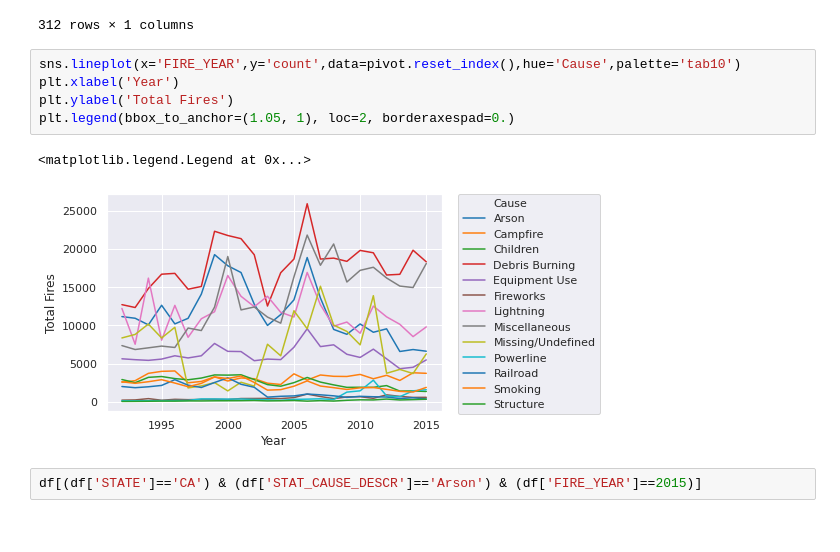
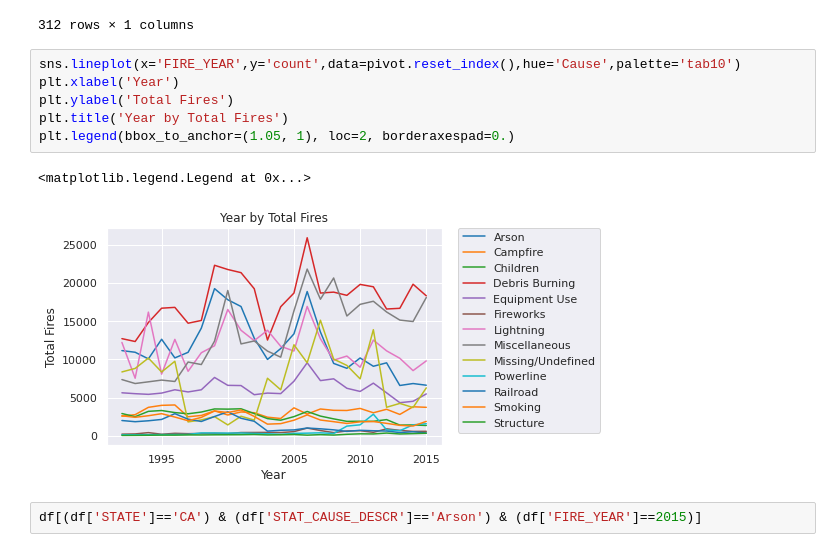
Before and after one commit to ElderBlade/Wildfires, a Jupyter notebook: wildfires.ipynb, the cells around one changed output. Drawn from its saved outputs; the diff is of its cells as text.

```diff
--- a/wildfires.ipynb
+++ b/wildfires.ipynb
@@ -250,11 +258,12 @@ pivot
 # %%
 sns.lineplot(x='FIRE_YEAR',y='count',data=pivot.reset_index(),hue='Cause',palette='tab10')
 plt.xlabel('Year')
 plt.ylabel('Total Fires')
+plt.title('Year by Total Fires')
 plt.legend(bbox_to_anchor=(1.05, 1), loc=2, borderaxespad=0.)
 # %% [output]
 <matplotlib.legend.Legend at 0x...>
-[figure, old version]
+[figure, new version]
 # %%
 df[(df['STATE']=='CA') & (df['STAT_CAUSE_DESCR']=='Arson') & (df['FIRE_YEAR']==2015)]
 # %% [output]
```
Also changed, not shown: parts of 7 cells of this notebook.
